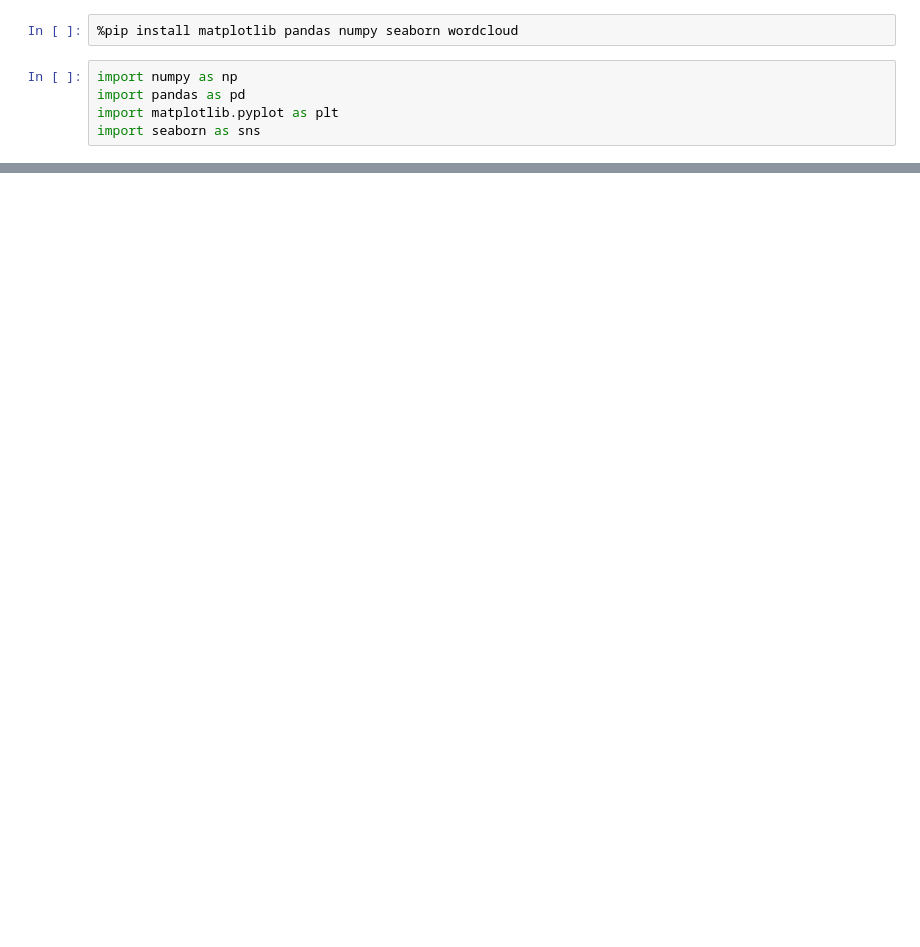
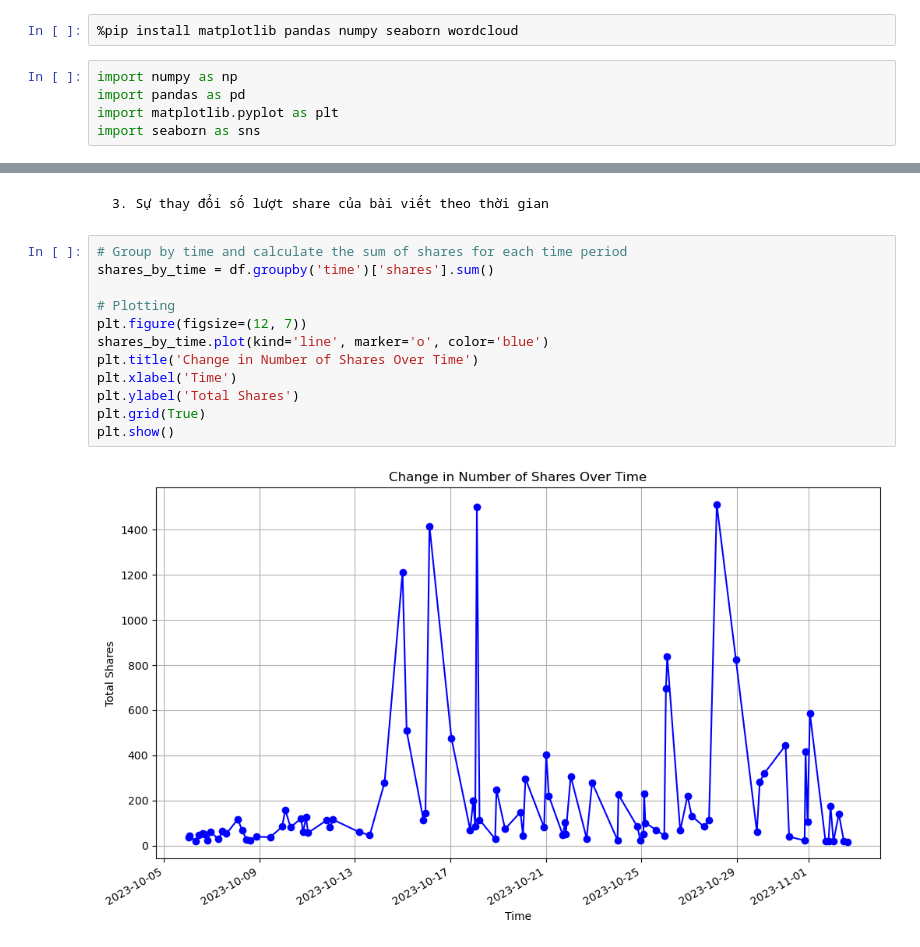
Before and after one commit to ngocnhatAI/data-analysis-report, a Jupyter notebook: Analyze_data.ipynb, the cells around one changed output, grey strips where cells are left out. Drawn from its saved outputs; the diff is of its cells as text; blank space fills up the shorter version.

```diff
--- a/Analyze_data.ipynb
+++ b/Analyze_data.ipynb
@@ -114,0 +44,16 @@ plt.show()
+# %% [markdown]
+    3. Sự thay đổi số lượt share của bài viết theo thời gian
+# %%
+# Group by time and calculate the sum of shares for each time period
+shares_by_time = df.groupby('time')['shares'].sum()
+
+# Plotting
+plt.figure(figsize=(12, 7))
+shares_by_time.plot(kind='line', marker='o', color='blue')
+plt.title('Change in Number of Shares Over Time')
+plt.xlabel('Time')
+plt.ylabel('Total Shares')
+plt.grid(True)
+plt.show()
+# %% [output]
+[figure, added]
```
Also changed, not shown: parts of 39 cells of this notebook, 5 other files.
